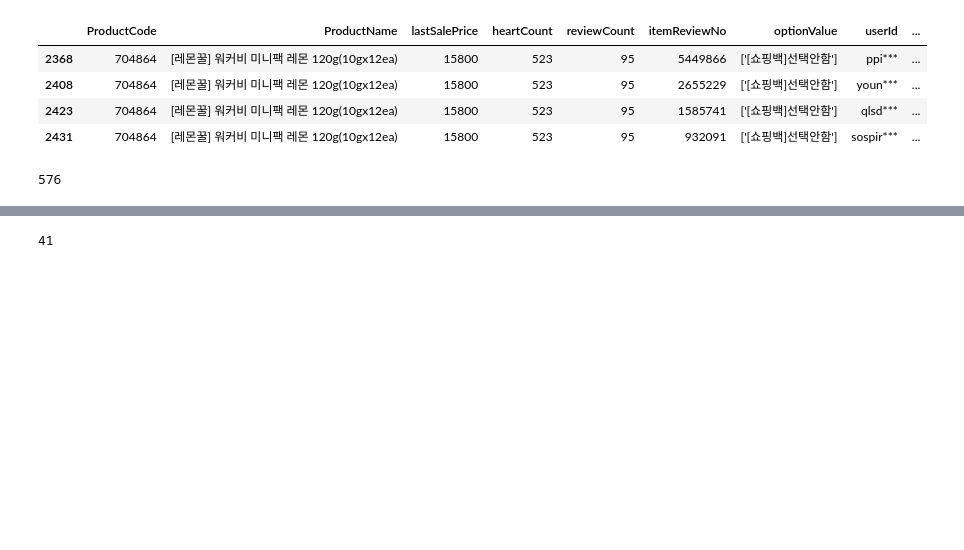
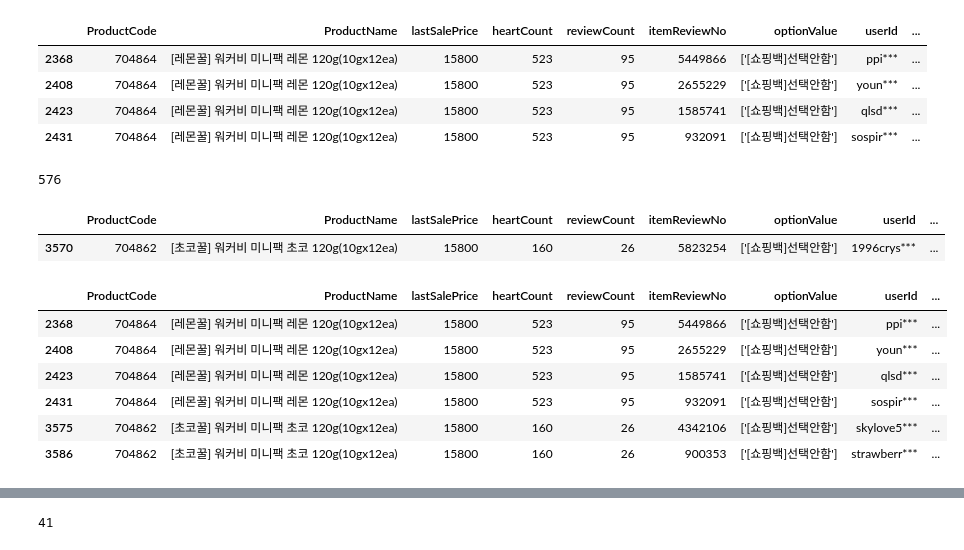
Before and after one commit to eatthecompanyxasac/doeat2023, a Jupyter notebook: KYJ/honey_stick/code/analysis.ipynb, the cells around one changed output, grey strips where cells are left out. Cells and saved outputs as stored; diff of their text form; code cells hidden in the pictures; blank space fills up the shorter version.

```diff
--- a/KYJ/honey_stick/code/analysis.ipynb
+++ b/KYJ/honey_stick/code/analysis.ipynb
@@ -234,3 +236,8 @@ len(kurly_data[kurly_data['sentiment_label']==0])
 kurly_data['tokens'] = kurly_data['token_nouns_bareun']+kurly_data['token_verbs_bareun']
 kakao_data['tokens'] = kakao_data['token_nouns_bareun']+kakao_data['token_verbs_bareun']
 workerbee_data['tokens'] = workerbee_data['token_nouns_bareun']+workerbee_data['token_verbs_bareun']
+# %%
+workerbee_data[workerbee_data['ProductName']=='[초코꿀] 워커비 미니팩 초코 120g(10gx12ea)'].head(1)
+# %% [output]
+|  | ProductCode | ProductName | lastSalePrice | heartCount | reviewCount | itemReviewNo | optionValue | userId | ... |
+| 3570 | 704862 | [초코꿀] 워커비 미니팩 초코 120g(10gx12ea) | 15800 | 160 | 26 | 5823254 | ['[쇼핑백]선택안함'] | 1996crys*** | ... |
@@ -237 +247,11 @@ workerbee_data['tokens'] = workerbee_data['token_nouns_bareun']+workerbee_data['
+# %%
+workerbee_stick[workerbee_stick['sentiment_label']==0]
+# %% [output]
+|  | ProductCode | ProductName | lastSalePrice | heartCount | reviewCount | itemReviewNo | optionValue | userId | ... |
+| 2368 | 704864 | [레몬꿀] 워커비 미니팩 레몬 120g(10gx12ea) | 15800 | 523 | 95 | 5449866 | ['[쇼핑백]선택안함'] | ppi*** | ... |
+| 2408 | 704864 | [레몬꿀] 워커비 미니팩 레몬 120g(10gx12ea) | 15800 | 523 | 95 | 2655229 | ['[쇼핑백]선택안함'] | youn*** | ... |
+| 2423 | 704864 | [레몬꿀] 워커비 미니팩 레몬 120g(10gx12ea) | 15800 | 523 | 95 | 1585741 | ['[쇼핑백]선택안함'] | qlsd*** | ... |
+| 2431 | 704864 | [레몬꿀] 워커비 미니팩 레몬 120g(10gx12ea) | 15800 | 523 | 95 | 932091 | ['[쇼핑백]선택안함'] | sospir*** | ... |
+| 3575 | 704862 | [초코꿀] 워커비 미니팩 초코 120g(10gx12ea) | 15800 | 160 | 26 | 4342106 | ['[쇼핑백]선택안함'] | skylove5*** | ... |
+| 3586 | 704862 | [초코꿀] 워커비 미니팩 초코 120g(10gx12ea) | 15800 | 160 | 26 | 900353 | ['[쇼핑백]선택안함'] | strawberr*** | ... |
 # %%
```
Also changed, not shown: parts of 6 cells of this notebook, 1 other file.
